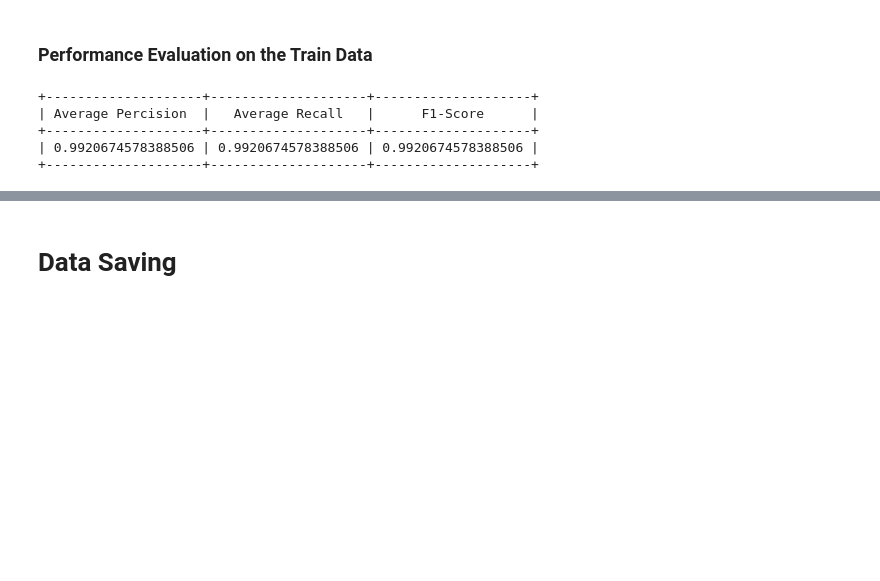
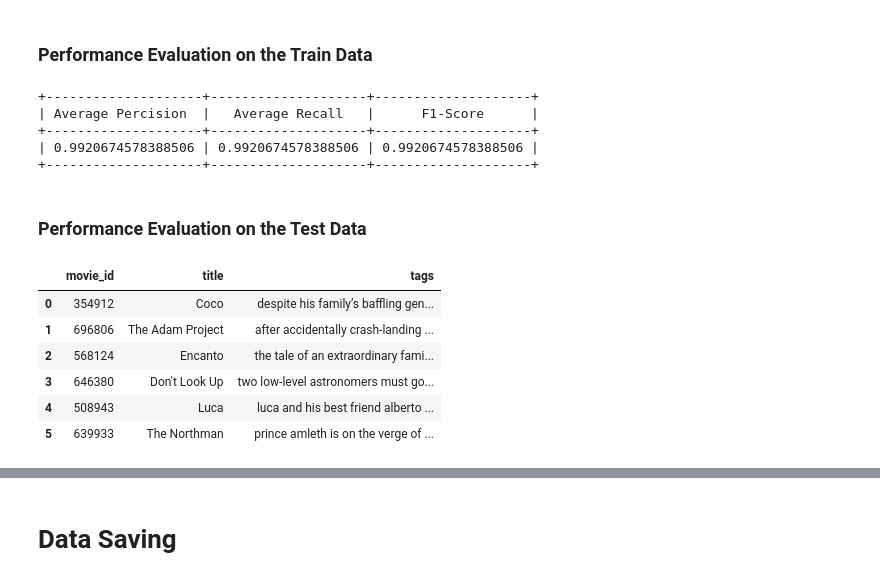
Before and after one commit to KAN-Team/Movies-AI-Recommender-System, a Jupyter notebook: Movies-AI-Content-Based-Recommender.ipynb, the cells around one changed output, grey strips where cells are left out. Drawn from its saved outputs; the diff is of its cells as text; code cells hidden in the pictures; blank space fills up the shorter version.

```diff
--- a/Movies-AI-Content-Based-Recommender.ipynb
+++ b/Movies-AI-Content-Based-Recommender.ipynb
@@ -350,3 +350,17 @@ print(tbl)
 +--------------------+--------------------+--------------------+
 | 0.9920674578388506 | 0.9920674578388506 | 0.9920674578388506 |
 +--------------------+--------------------+--------------------+
+# %% [markdown]
+### Performance Evaluation on the Test Data
+# %%
+# Reading TEST Data...
+test_data = pd.read_csv('tmdb-movies-5k/cleaned_merged_test.csv')
+test_data
+# %% [output]
+|  | movie_id | title | tags |
+| 0 | 354912 | Coco | despite his family’s baffling gen... |
+| 1 | 696806 | The Adam Project | after accidentally crash-landing ... |
+| 2 | 568124 | Encanto | the tale of an extraordinary fami... |
+| 3 | 646380 | Don't Look Up | two low-level astronomers must go... |
+| 4 | 508943 | Luca | luca and his best friend alberto ... |
+| 5 | 639933 | The Northman | prince amleth is on the verge of ... |
```
Also changed, not shown: parts of 7 cells of this notebook.
